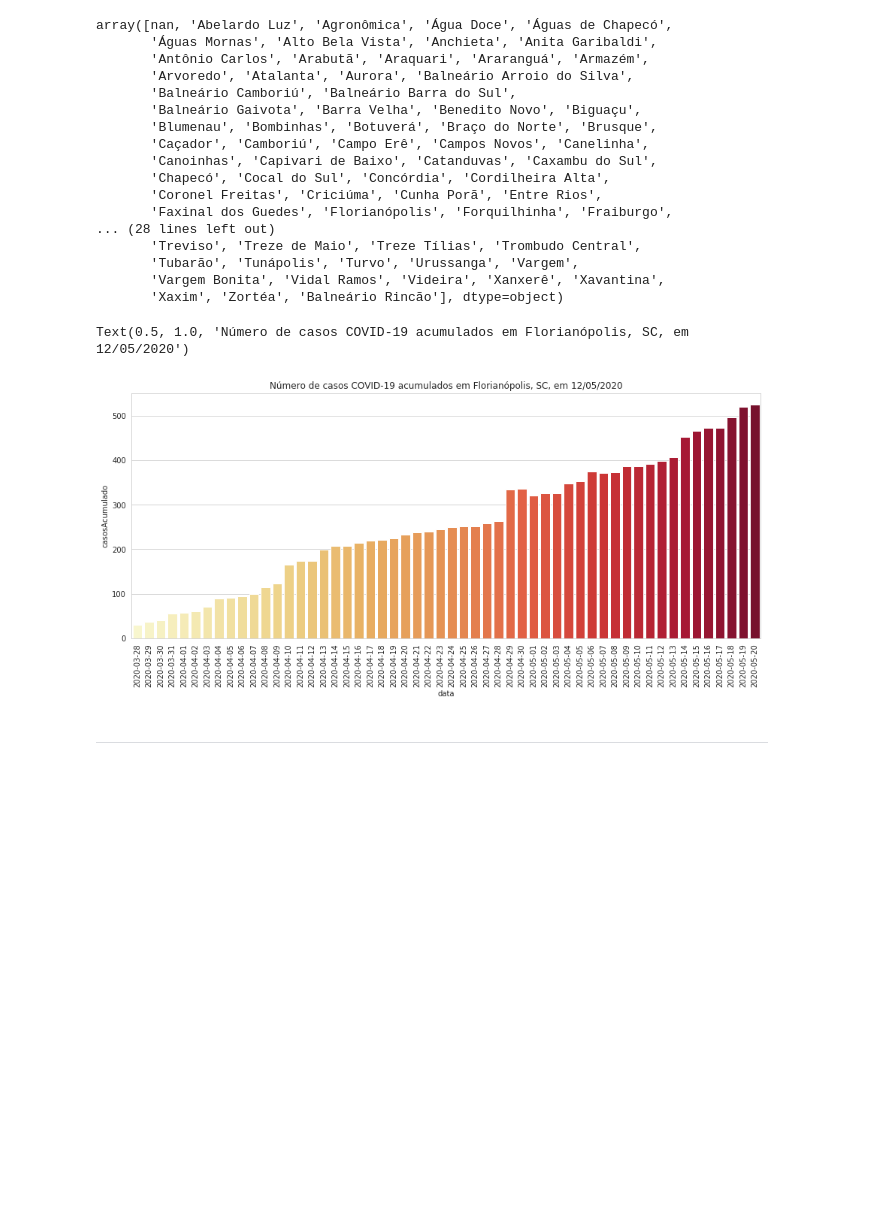
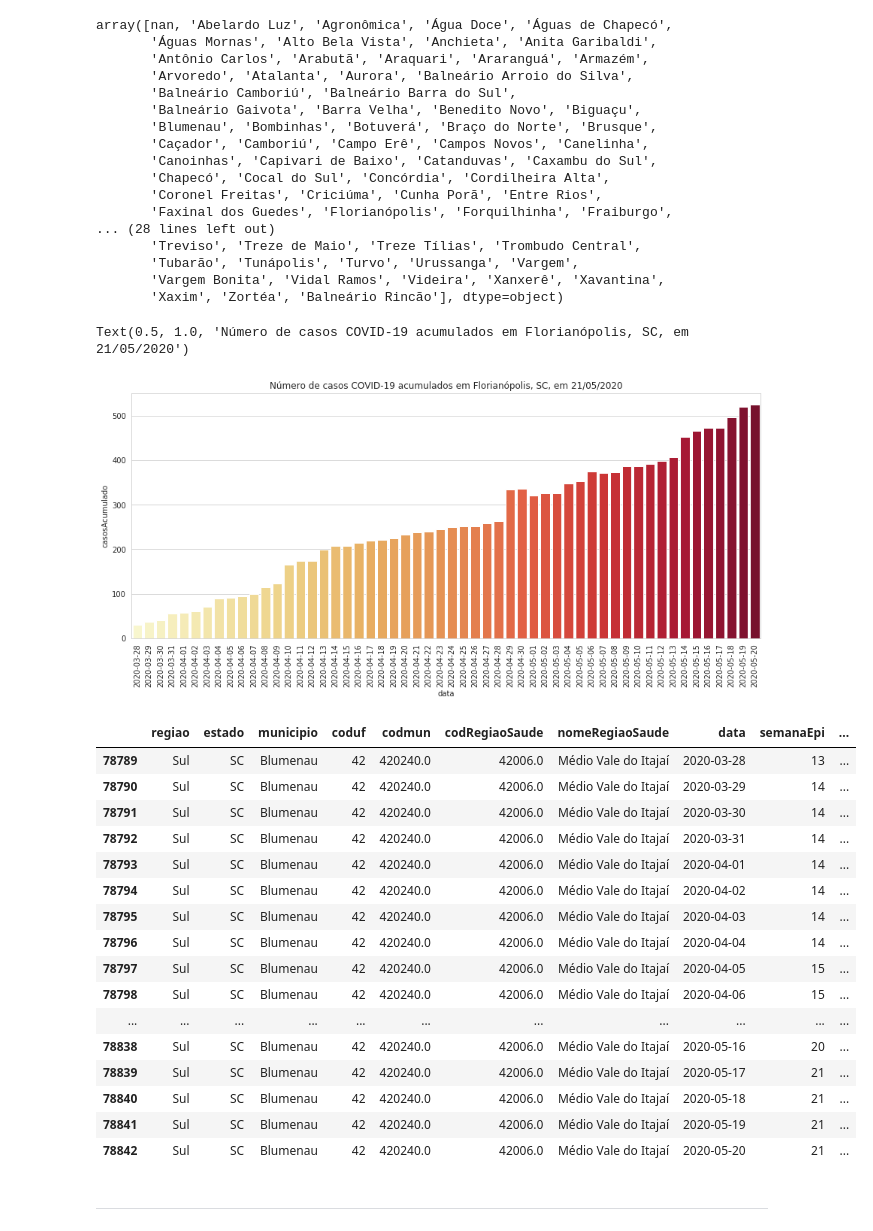
Before and after one commit to tbnsilveira/epidemic_BRdata, a Jupyter notebook: data_acquisition/Brazilian_Ministry_of_Health_COVID19data.ipynb, the cells around one changed output. Drawn from its saved outputs; the diff is of its cells as text; code cells hidden in the pictures; blank space fills up the shorter version.

```diff
--- a/data_acquisition/Brazilian_Ministry_of_Health_COVID19data.ipynb
+++ b/data_acquisition/Brazilian_Ministry_of_Health_COVID19data.ipynb
@@ -121,0 +123,3 @@ print(latest_file)
+# %%
+latest_file = list_of_files[2]
+latest_file
@@ -218,10 +231,30 @@ fig, ax = plt.subplots(figsize=(15,6))
 
 ax = sns.barplot(x='data', y='casosAcumulado', data=covid_SC[covid_SC['municipio'] == cidade], palette='YlOrRd')
 plt.xticks(rotation='vertical');
-plt.title('Número de casos COVID-19 acumulados em {0}, SC, em 12/05/2020'.format(cidade))
+plt.title('Número de casos COVID-19 acumulados em {0}, SC, em 21/05/2020'.format(cidade))
 # %% [output]
-Text(0.5, 1.0, 'Número de casos COVID-19 acumulados em Florianópolis, SC, em 12/05/2020')
+Text(0.5, 1.0, 'Número de casos COVID-19 acumulados em Florianópolis, SC, em 21/05/2020')
 [figure]
+# %%
+covid_SC[covid_SC['municipio'] == 'Blumenau']
+# %% [output]
+|  | regiao | estado | municipio | coduf | codmun | codRegiaoSaude | nomeRegiaoSaude | data | semanaEpi | ... |
+| 78789 | Sul | SC | Blumenau | 42 | 420240.0 | 42006.0 | Médio Vale do Itajaí | 2020-03-28 | 13 | ... |
+| 78790 | Sul | SC | Blumenau | 42 | 420240.0 | 42006.0 | Médio Vale do Itajaí | 2020-03-29 | 14 | ... |
+| 78791 | Sul | SC | Blumenau | 42 | 420240.0 | 42006.0 | Médio Vale do Itajaí | 2020-03-30 | 14 | ... |
+| 78792 | Sul | SC | Blumenau | 42 | 420240.0 | 42006.0 | Médio Vale do Itajaí | 2020-03-31 | 14 | ... |
+| 78793 | Sul | SC | Blumenau | 42 | 420240.0 | 42006.0 | Médio Vale do Itajaí | 2020-04-01 | 14 | ... |
+| 78794 | Sul | SC | Blumenau | 42 | 420240.0 | 42006.0 | Médio Vale do Itajaí | 2020-04-02 | 14 | ... |
+| 78795 | Sul | SC | Blumenau | 42 | 420240.0 | 42006.0 | Médio Vale do Itajaí | 2020-04-03 | 14 | ... |
+| 78796 | Sul | SC | Blumenau | 42 | 420240.0 | 42006.0 | Médio Vale do Itajaí | 2020-04-04 | 14 | ... |
+| 78797 | Sul | SC | Blumenau | 42 | 420240.0 | 42006.0 | Médio Vale do Itajaí | 2020-04-05 | 15 | ... |
+| 78798 | Sul | SC | Blumenau | 42 | 420240.0 | 42006.0 | Médio Vale do Itajaí | 2020-04-06 | 15 | ... |
+| ... | ... | ... | ... | ... | ... | ... | ... | ... | ... | ... |
+| 78838 | Sul | SC | Blumenau | 42 | 420240.0 | 42006.0 | Médio Vale do Itajaí | 2020-05-16 | 20 | ... |
+| 78839 | Sul | SC | Blumenau | 42 | 420240.0 | 42006.0 | Médio Vale do Itajaí | 2020-05-17 | 21 | ... |
+| 78840 | Sul | SC | Blumenau | 42 | 420240.0 | 42006.0 | Médio Vale do Itajaí | 2020-05-18 | 21 | ... |
+| 78841 | Sul | SC | Blumenau | 42 | 420240.0 | 42006.0 | Médio Vale do Itajaí | 2020-05-19 | 21 | ... |
+| 78842 | Sul | SC | Blumenau | 42 | 420240.0 | 42006.0 | Médio Vale do Itajaí | 2020-05-20 | 21 | ... |
 # %% [markdown]
 ----------------
 # %% [markdown]
```
Also changed, not shown: parts of 29 cells of this notebook.
